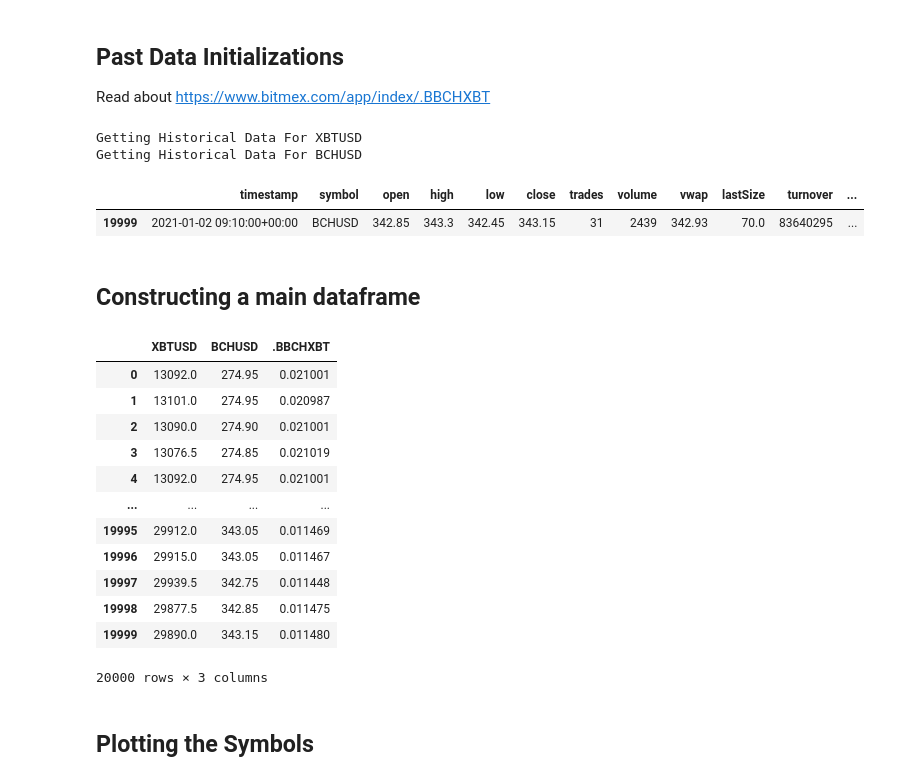
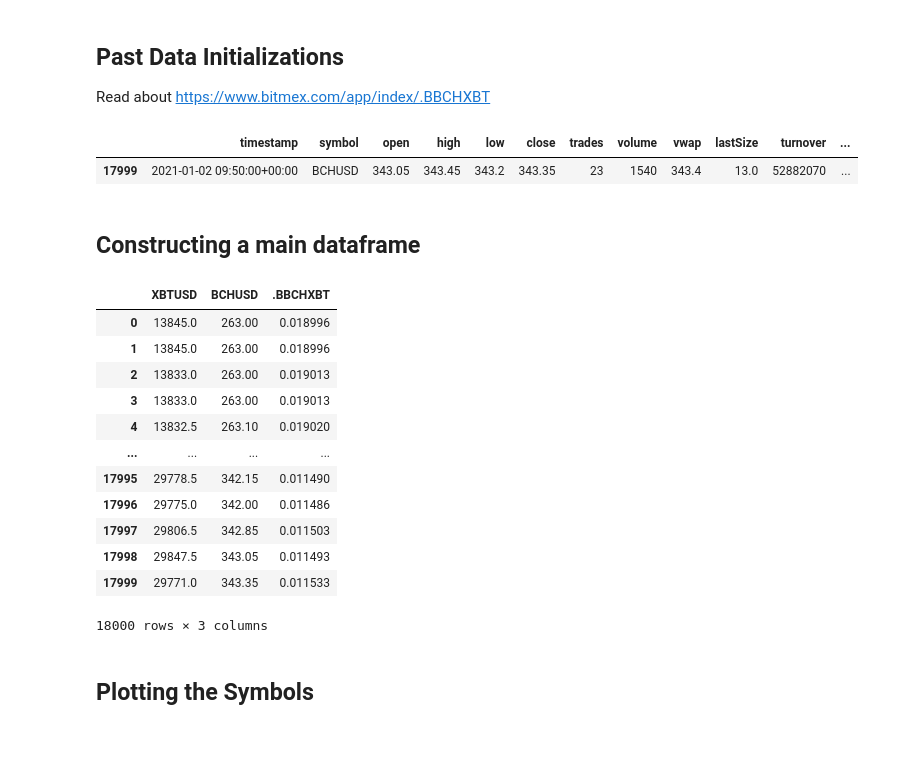
Before and after one commit to webclinic017/MoonDash, a Jupyter notebook: pythonsrc/StatisticalArbitrage.ipynb, the cells around one changed output. Saved outputs shown, nothing was run; the diff lists cells and outputs as text; code cells hidden in the pictures; blank space fills up the shorter version.

```diff
--- a/pythonsrc/StatisticalArbitrage.ipynb
+++ b/pythonsrc/StatisticalArbitrage.ipynb
@@ -34,6 +35,10 @@ client = bitmex.bitmex(test = False, api_key=bitmex_api_key, api_secret=bitmex_a
 # %%
 symbol1 = 'XBTUSD'
 symbol2 = 'BCHUSD'
+
+### CSV Paths for Data
+symbol1Path = './data/'+symbol1+'.csv'
+symbol2Path = './data/'+symbol2+'.csv'
 
 symbolcomposite = '.BBCHXBT'
 
@@ -60,37 +65,35 @@ Read about https://www.bitmex.com/app/index/.BBCHXBT
 # %%
 def getHistoricalData(symbol,data_count):
 
     i_lim = np.ceil(data_count/bitmex_max_count)
     print("Getting Historical Data For " + symbol)
     for i in range(int(i_lim)-1,-1,-1):
         data_start_index = bitmex_max_count*i
 
 #         print("Getting Data From Index " + str(data_start_index))
 
         past_data_list = reversed(
         client.Trade.Trade_getBucketed(
             binSize=bin_size,start=data_start_index ,count=bitmex_max_count, symbol=symbol, reverse=True
         ).result()[0])
 
         if(i == i_lim -1):
             past_dataframe_symbol = pd.DataFrame.from_records(past_data_list)
         else:
             past_dataframe_symbol = past_dataframe_symbol.append(
                 pd.DataFrame.from_records(past_data_list),ignore_index=True)
 
     return past_dataframe_symbol
 
-past_dataframe_symbol1 = getHistoricalData(symbol1,data_count)
-past_dataframe_symbol2 = getHistoricalData(symbol2,data_count)
+past_dataframe_symbol1 = pd.read_csv(symbol1Path)
+past_dataframe_symbol2 = pd.read_csv(symbol2Path)
 past_dataframe_symbolcomposite = past_dataframe_symbol1
 # past_dataframe_symbolcomposite =getHistoricalData(symbolcomposite,data_count)
 
 past_dataframe_symbol2.tail(1)
 # %% [output]
-Getting Historical Data For XBTUSD
-Getting Historical Data For BCHUSD
 |  | timestamp | symbol | open | high | low | close | trades | volume | vwap | lastSize | turnover | ... |
-| 19999 | 2021-01-02 09:10:00+00:00 | BCHUSD | 342.85 | 343.3 | 342.45 | 343.15 | 31 | 2439 | 342.93 | 70.0 | 83640295 | ... |
+| 17999 | 2021-01-02 09:50:00+00:00 | BCHUSD | 343.05 | 343.45 | 343.2 | 343.35 | 23 | 1540 | 343.4 | 13.0 | 52882070 | ... |
 # %% [markdown]
 ## Constructing a main dataframe
 # %%
@@ -101,18 +104,18 @@ ticker_main_df = pd.concat(ticker_main, axis=1, keys=headers)
 ticker_main_df
 # %% [output]
 |  | XBTUSD | BCHUSD | .BBCHXBT |
-| 0 | 13092.0 | 274.95 | 0.021001 |
-| 1 | 13101.0 | 274.95 | 0.020987 |
-| 2 | 13090.0 | 274.90 | 0.021001 |
-| 3 | 13076.5 | 274.85 | 0.021019 |
-| 4 | 13092.0 | 274.95 | 0.021001 |
+| 0 | 13845.0 | 263.00 | 0.018996 |
+| 1 | 13845.0 | 263.00 | 0.018996 |
+| 2 | 13833.0 | 263.00 | 0.019013 |
+| 3 | 13833.0 | 263.00 | 0.019013 |
+| 4 | 13832.5 | 263.10 | 0.019020 |
 | ... | ... | ... | ... |
-| 19995 | 29912.0 | 343.05 | 0.011469 |
-| 19996 | 29915.0 | 343.05 | 0.011467 |
-| 19997 | 29939.5 | 342.75 | 0.011448 |
-| 19998 | 29877.5 | 342.85 | 0.011475 |
-| 19999 | 29890.0 | 343.15 | 0.011480 |
+| 17995 | 29778.5 | 342.15 | 0.011490 |
+| 17996 | 29775.0 | 342.00 | 0.011486 |
+| 17997 | 29806.5 | 342.85 | 0.011503 |
+| 17998 | 29847.5 | 343.05 | 0.011493 |
+| 17999 | 29771.0 | 343.35 | 0.011533 |
-20000 rows × 3 columns
+18000 rows × 3 columns
 # %% [markdown]
 ## Plotting the Symbols
 # %%
```
Also changed, not shown: parts of 6 cells of this notebook, 1 other file.
